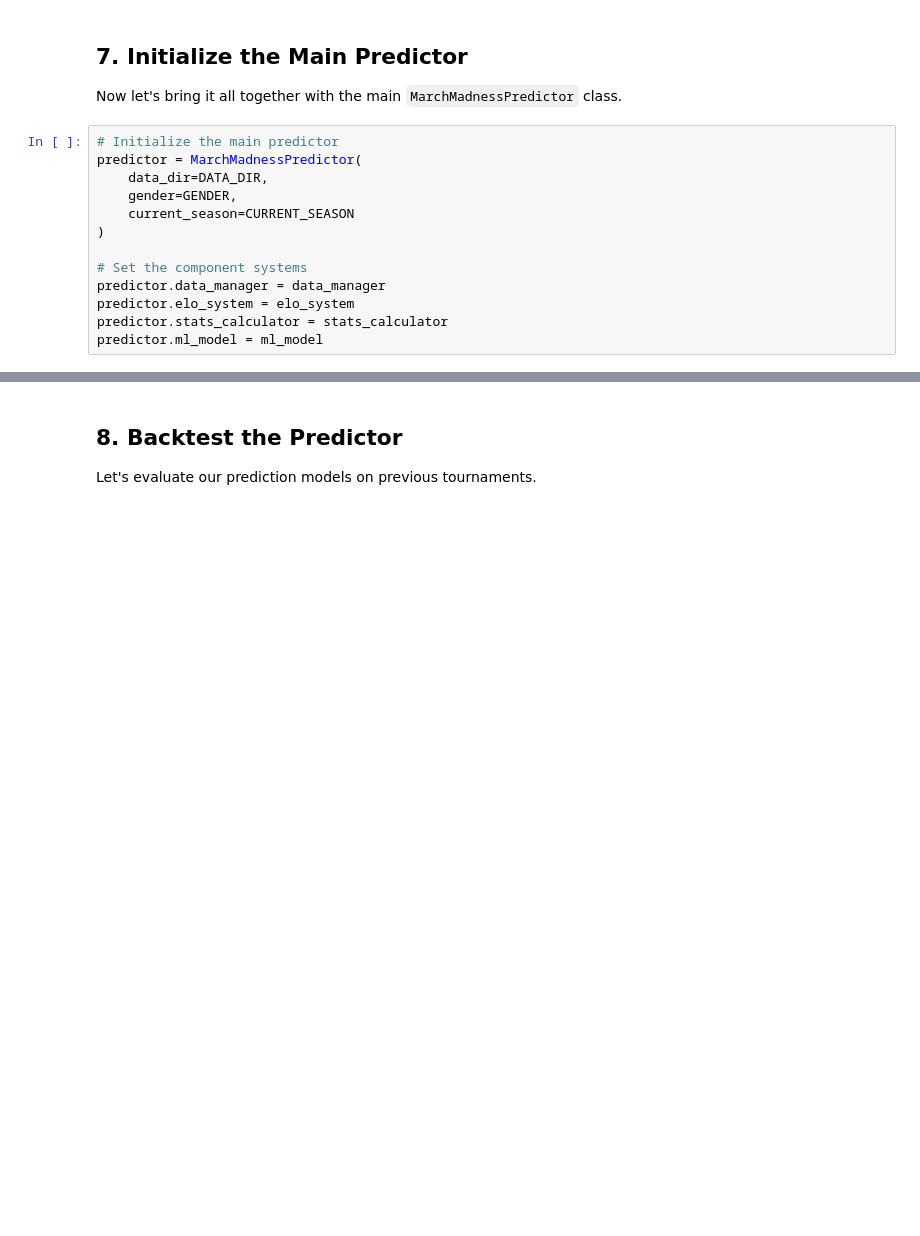
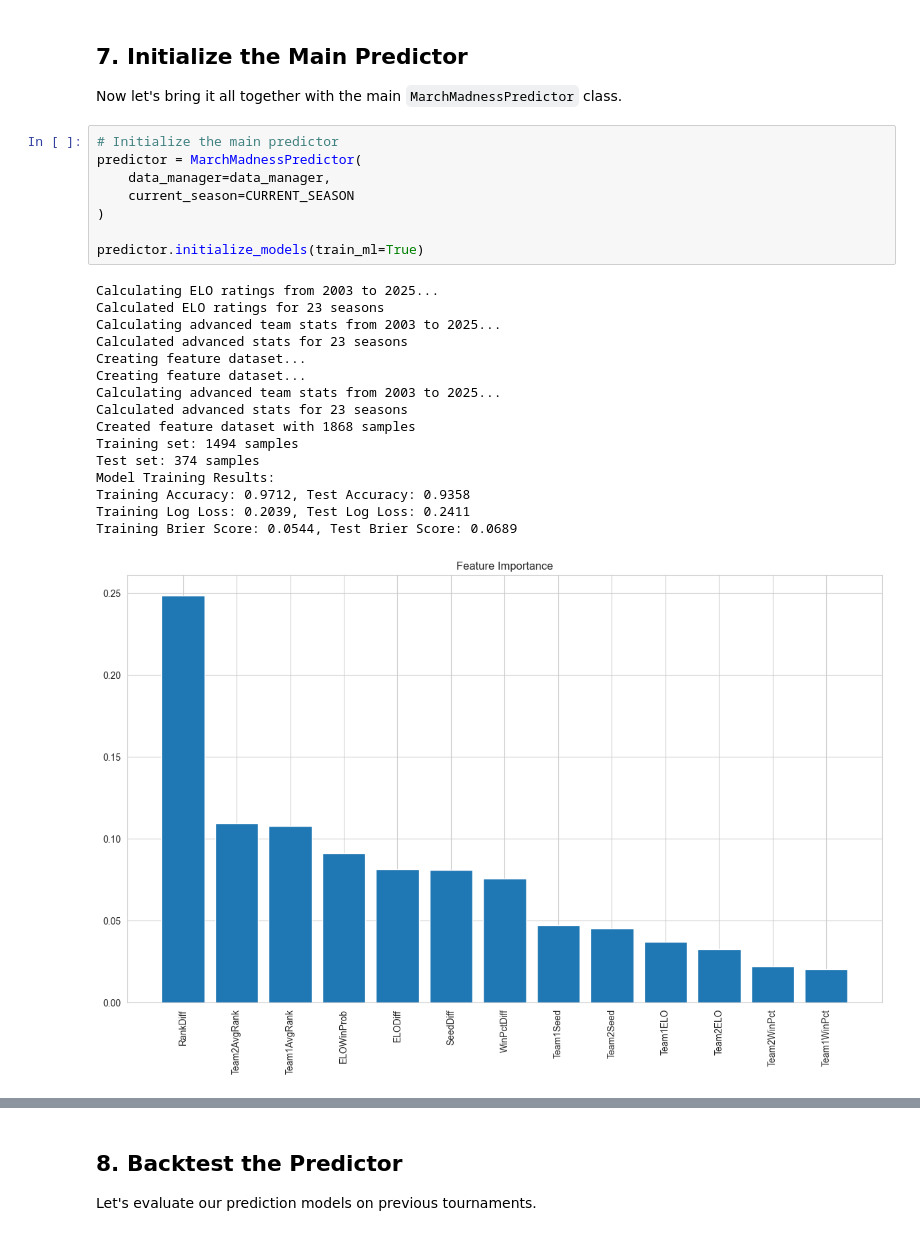
Before and after one commit to akhoch34/march_madness, a Jupyter notebook: src/march_madness_orchestrator.ipynb, the cells around one changed output, grey strips where cells are left out. Saved outputs shown, nothing was run; the diff lists cells and outputs as text; blank space fills up the shorter version.

```diff
--- a/src/march_madness_orchestrator.ipynb
+++ b/src/march_madness_orchestrator.ipynb
@@ -250,13 +227,25 @@ Now let's bring it all together with the main `MarchMadnessPredictor` class.
 # %%
 # Initialize the main predictor
 predictor = MarchMadnessPredictor(
-    data_dir=DATA_DIR,
-    gender=GENDER,
+    data_manager=data_manager,
     current_season=CURRENT_SEASON
 )
 
-# Set the component systems
-predictor.data_manager = data_manager
-predictor.elo_system = elo_system
-predictor.stats_calculator = stats_calculator
-predictor.ml_model = ml_model
+predictor.initialize_models(train_ml=True)
+# %% [output]
+Calculating ELO ratings from 2003 to 2025...
+Calculated ELO ratings for 23 seasons
+Calculating advanced team stats from 2003 to 2025...
+Calculated advanced stats for 23 seasons
+Creating feature dataset...
+Creating feature dataset...
+Calculating advanced team stats from 2003 to 2025...
+Calculated advanced stats for 23 seasons
+Created feature dataset with 1868 samples
+Training set: 1494 samples
+Test set: 374 samples
+Model Training Results:
+Training Accuracy: 0.9712, Test Accuracy: 0.9358
+Training Log Loss: 0.2039, Test Log Loss: 0.2411
+Training Brier Score: 0.0544, Test Brier Score: 0.0689
+[figure, added]
```
Also changed, not shown: parts of 9 cells of this notebook, 2 other files.
